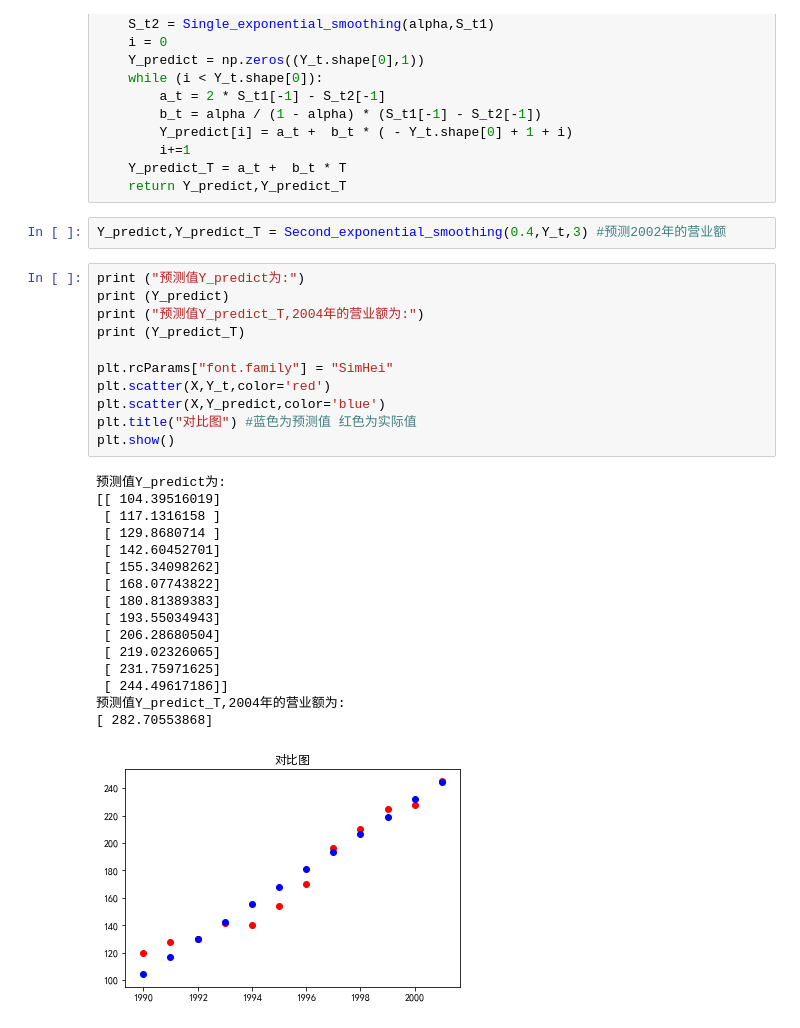
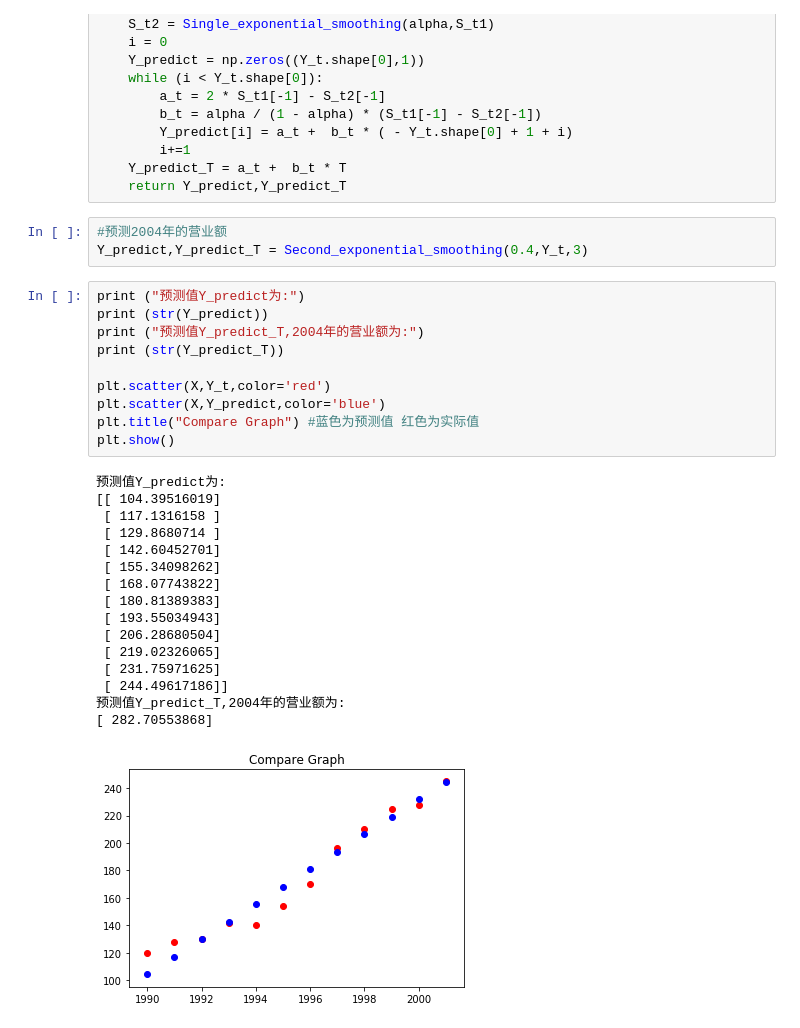
Before and after one commit to MLZC/-, a Jupyter notebook: week4/week4.ipynb, the cells around one changed output. Saved outputs shown, nothing was run; the diff lists cells and outputs as text.

```diff
--- a/week4/week4.ipynb
+++ b/week4/week4.ipynb
@@ -111,32 +114,32 @@ def Second_exponential_smoothing(alpha,Y_t,T):
     Y_predict_T = a_t +  b_t * T
     return Y_predict,Y_predict_T
 # %%
-Y_predict,Y_predict_T = Second_exponential_smoothing(0.4,Y_t,3) #预测2002年的营业额
+#预测2004年的营业额
+Y_predict,Y_predict_T = Second_exponential_smoothing(0.4,Y_t,3)
 # %%
 print ("预测值Y_predict为:")
-print (Y_predict)
+print (str(Y_predict))
 print ("预测值Y_predict_T,2004年的营业额为:")
-print (Y_predict_T)
+print (str(Y_predict_T))
 
-plt.rcParams["font.family"] = "SimHei"
 plt.scatter(X,Y_t,color='red')
 plt.scatter(X,Y_predict,color='blue')
-plt.title("对比图") #蓝色为预测值 红色为实际值
+plt.title("Compare Graph") #蓝色为预测值 红色为实际值
 plt.show()
 # %% [output]
 预测值Y_predict为:
 [[ 104.39516019]
  [ 117.1316158 ]
  [ 129.8680714 ]
  [ 142.60452701]
  [ 155.34098262]
  [ 168.07743822]
  [ 180.81389383]
  [ 193.55034943]
  [ 206.28680504]
  [ 219.02326065]
  [ 231.75971625]
  [ 244.49617186]]
 预测值Y_predict_T,2004年的营业额为:
 [ 282.70553868]
-[figure, old version]
+[figure, new version]
```
Also changed, not shown: parts of 14 cells of this notebook, 34 other files.
